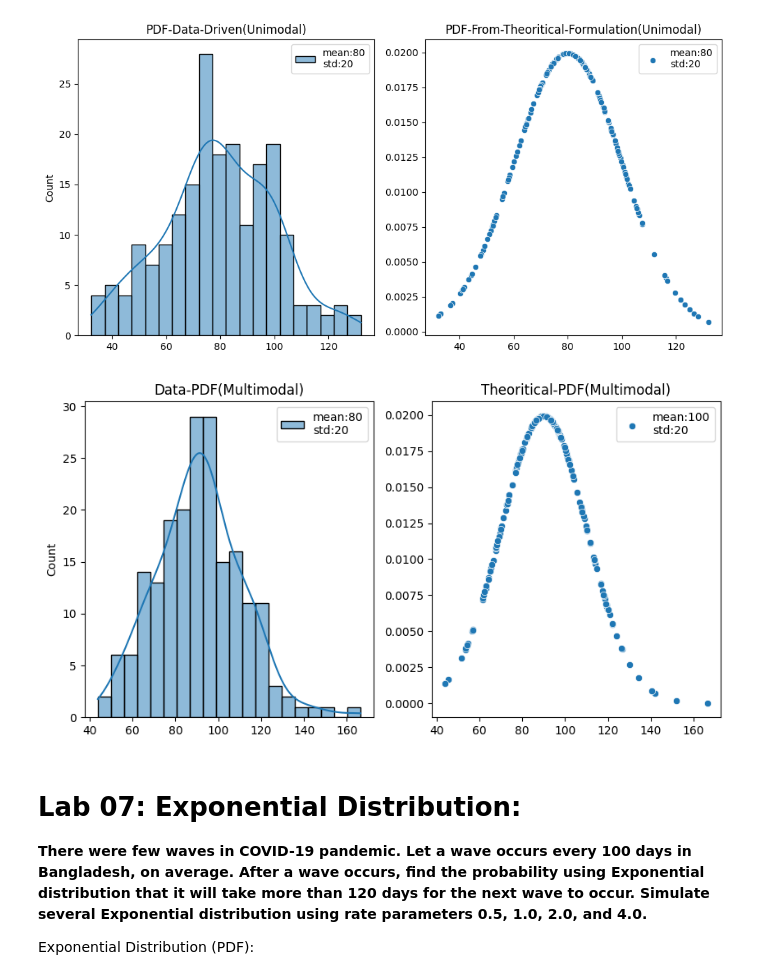
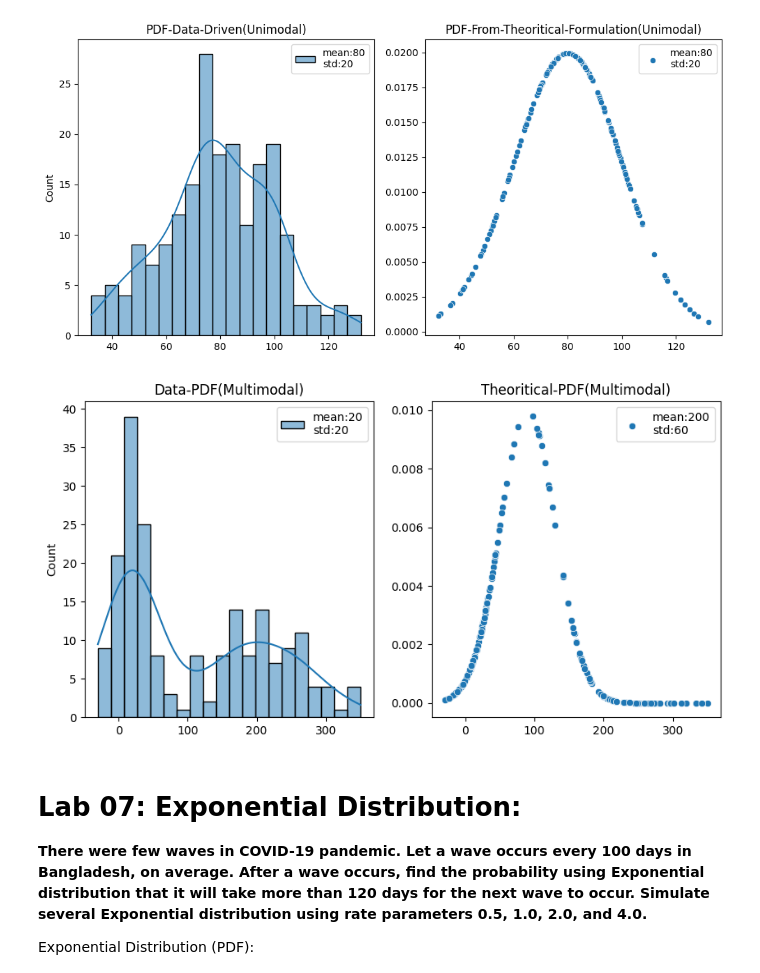
Before and after one commit to yasin-arafat-05/python-academic, a Jupyter notebook: simulation_modeling/04_mid_masud_sir.ipynb, the cells around one changed output. Cells and saved outputs as stored; diff of their text form; code cells hidden in the pictures.

```diff
--- a/simulation_modeling/04_mid_masud_sir.ipynb
+++ b/simulation_modeling/04_mid_masud_sir.ipynb
@@ -401,31 +397,31 @@ plt.show()
 # %%
 
 # ======= Multimodal Density Curve ======
-mean1 = 80
-mean2 = 100
+mean1 = 20
+mean2 = 200
 std1 = 20
-std2 = 20
+std2 = 60
 avg_mean = int((80+100)/2)
 avg_std = int((std1+std2)/2)
 
 x1 = np.random.normal(loc=mean1,scale=std1,size=100)
 x2 = np.random.normal(loc=mean2,scale=std2,size=100)
 
 x_multi = np.concatenate([x1,x2])
 y = st.norm.pdf(x=x_multi,loc=avg_mean,scale=avg_std)
 
 fig,ax = plt.subplots(1,2,figsize=(10,5))
 sns.histplot(x=x_multi,bins=20,kde=True,ax=ax[0],label=f"mean:{mean1}\nstd:{std1}")
 ax[0].set_title("Data-PDF(Multimodal)")
 ax[0].legend()
 
 sns.scatterplot(x=x_multi,y=y,ax=ax[1],label=f"mean:{mean2}\nstd:{std2}")
 ax[1].set_title("Theoritical-PDF(Multimodal)")
 ax[1].legend()
 
 plt.show()
 # %% [output]
-[figure, old version]
+[figure, new version]
 # %% [markdown]
 
 # Lab 07: Exponential Distribution:
```
Also changed, not shown: parts of 2 cells of this notebook.
